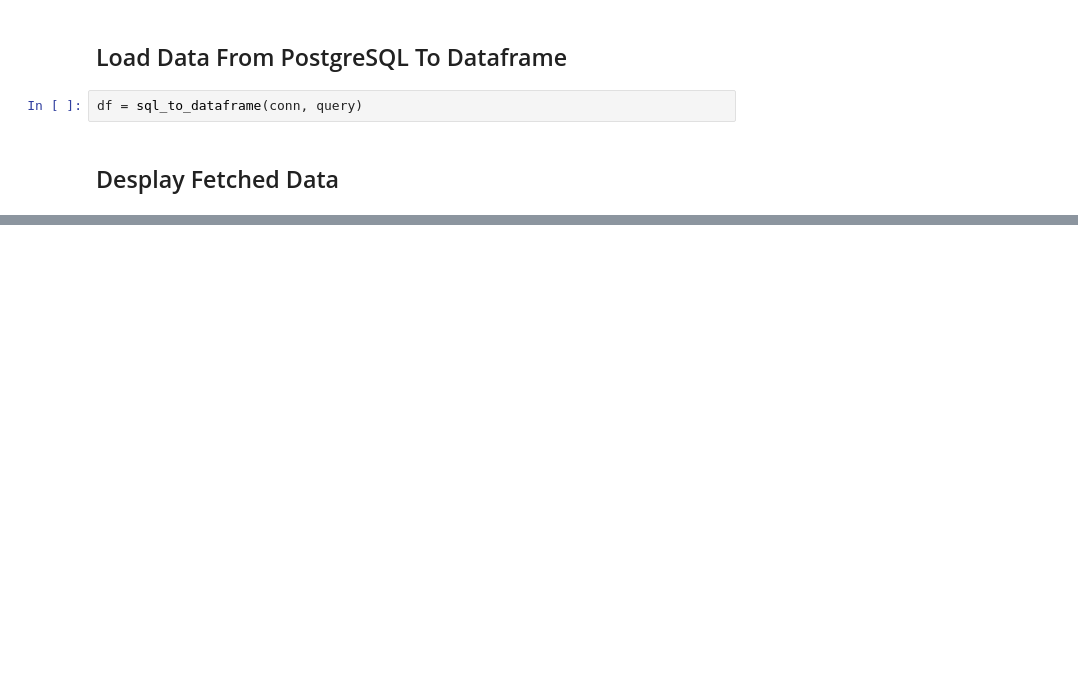
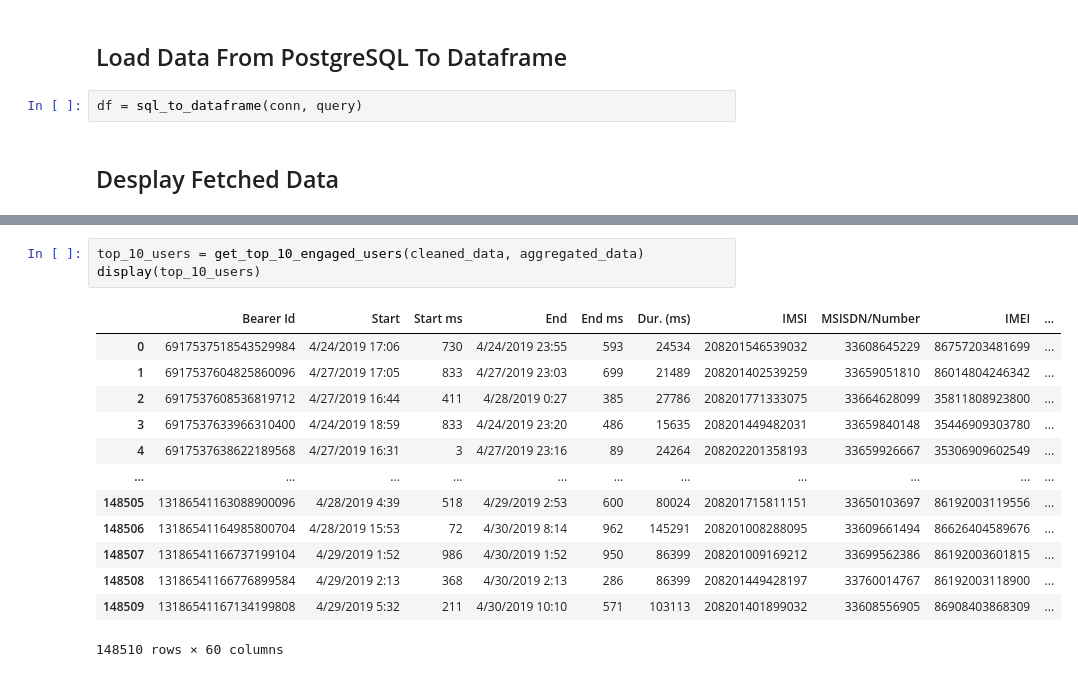
Before and after one commit to Daniel-Andarge/telecom-growth-analysis, a Jupyter notebook: notebooks/1.0-telco-data-exploration.ipynb, the cells around one changed output, grey strips where cells are left out. Drawn from its saved outputs; the diff is of its cells as text; blank space fills up the shorter version.

```diff
--- a/notebooks/1.0-telco-data-exploration.ipynb
+++ b/notebooks/1.0-telco-data-exploration.ipynb
@@ -162,0 +227,17 @@ KeyError: "Column(s) ['Session duration', 'Total Data Volume', 'Total Download (
+# %%
+top_10_users = get_top_10_engaged_users(cleaned_data, aggregated_data)
+display(top_10_users)
+# %% [output]
+|  | Bearer Id | Start | Start ms | End | End ms | Dur. (ms) | IMSI | MSISDN/Number | IMEI | ... |
+| 0 | 6917537518543529984 | 4/24/2019 17:06 | 730 | 4/24/2019 23:55 | 593 | 24534 | 208201546539032 | 33608645229 | 86757203481699 | ... |
+| 1 | 6917537604825860096 | 4/27/2019 17:05 | 833 | 4/27/2019 23:03 | 699 | 21489 | 208201402539259 | 33659051810 | 86014804246342 | ... |
+| 2 | 6917537608536819712 | 4/27/2019 16:44 | 411 | 4/28/2019 0:27 | 385 | 27786 | 208201771333075 | 33664628099 | 35811808923800 | ... |
+| 3 | 6917537633966310400 | 4/24/2019 18:59 | 833 | 4/24/2019 23:20 | 486 | 15635 | 208201449482031 | 33659840148 | 35446909303780 | ... |
+| 4 | 6917537638622189568 | 4/27/2019 16:31 | 3 | 4/27/2019 23:16 | 89 | 24264 | 208202201358193 | 33659926667 | 35306909602549 | ... |
+| ... | ... | ... | ... | ... | ... | ... | ... | ... | ... | ... |
+| 148505 | 13186541163088900096 | 4/28/2019 4:39 | 518 | 4/29/2019 2:53 | 600 | 80024 | 208201715811151 | 33650103697 | 86192003119556 | ... |
+| 148506 | 13186541164985800704 | 4/28/2019 15:53 | 72 | 4/30/2019 8:14 | 962 | 145291 | 208201008288095 | 33609661494 | 86626404589676 | ... |
+| 148507 | 13186541166737199104 | 4/29/2019 1:52 | 986 | 4/30/2019 1:52 | 950 | 86399 | 208201009169212 | 33699562386 | 86192003601815 | ... |
+| 148508 | 13186541166776899584 | 4/29/2019 2:13 | 368 | 4/30/2019 2:13 | 286 | 86399 | 208201449428197 | 33760014767 | 86192003118900 | ... |
+| 148509 | 13186541167134199808 | 4/29/2019 5:32 | 211 | 4/30/2019 10:10 | 571 | 103113 | 208201401899032 | 33608556905 | 86908403868309 | ... |
+148510 rows × 60 columns
```
Also changed, not shown: parts of 50 cells of this notebook, 5 other files.
